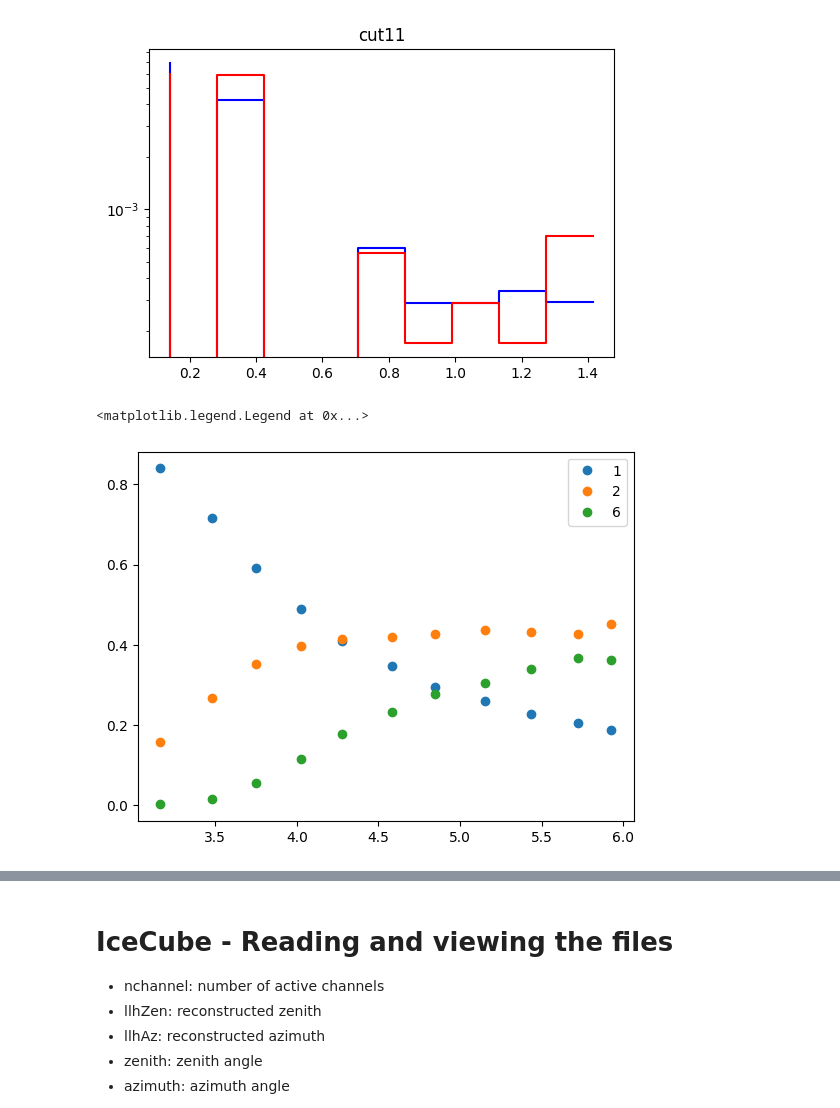
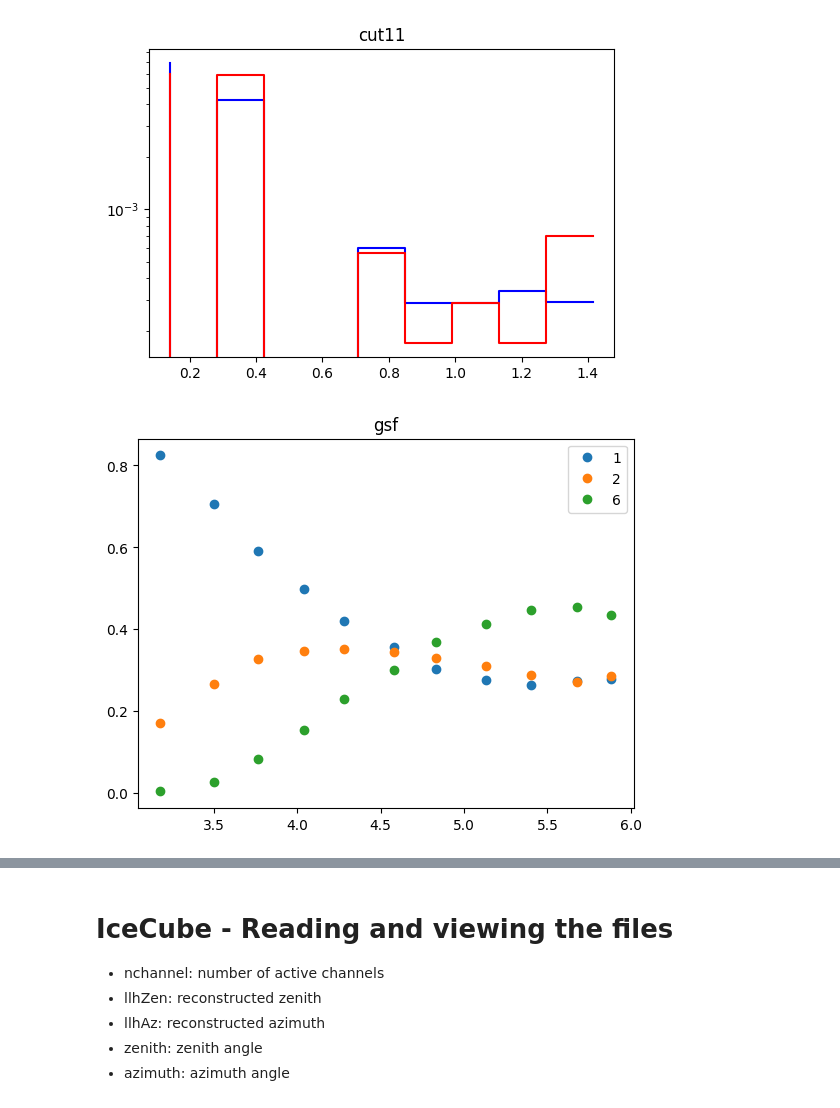
Before and after one commit to riyakore/WIPAC, a Jupyter notebook: HAWC_IceCube_Collab.ipynb, the cells around one changed output, grey strips where cells are left out. Drawn from its saved outputs; the diff is of its cells as text; code cells hidden in the pictures.

```diff
--- a/HAWC_IceCube_Collab.ipynb
+++ b/HAWC_IceCube_Collab.ipynb
@@ -248,16 +248,16 @@ total_n_h3a, total_edges_h3a = np.histogram(log_true_E, bins = mean_energies_h3a
 # %%
 # for i in np.unique(atomic_number):
 # gsf
 for i in [1,2,6]:
     if i >= 6:
-        ni, ei = np.histogram(log_true_E[atomic_number >= i], bins = mean_energies, weights = weights[atomic_number >= i])
+        ni, ei = np.histogram(log_true_E[atomic_number >= i], bins = mean_energies_gsf, weights = gsf[atomic_number >= i])
     else:
-        ni, ei = np.histogram(true_log_E[atomic_number == i], bins = mean_energies, weights = weights[atomic_number == i])
+        ni, ei = np.histogram(log_true_E[atomic_number == i], bins = mean_energies_gsf, weights = gsf[atomic_number == i])
 
-    frac = ni/total_n
+    frac = ni/total_n_gsf
     plt.plot(ei[1:], frac, 'o',label=str(i))
 plt.title("gsf")
 plt.legend()
+plt.show()
 # %% [output]
-<matplotlib.legend.Legend at 0x...>
-[figure, old version]
+[figure, new version]
```
Also changed, not shown: parts of 8 cells of this notebook.
